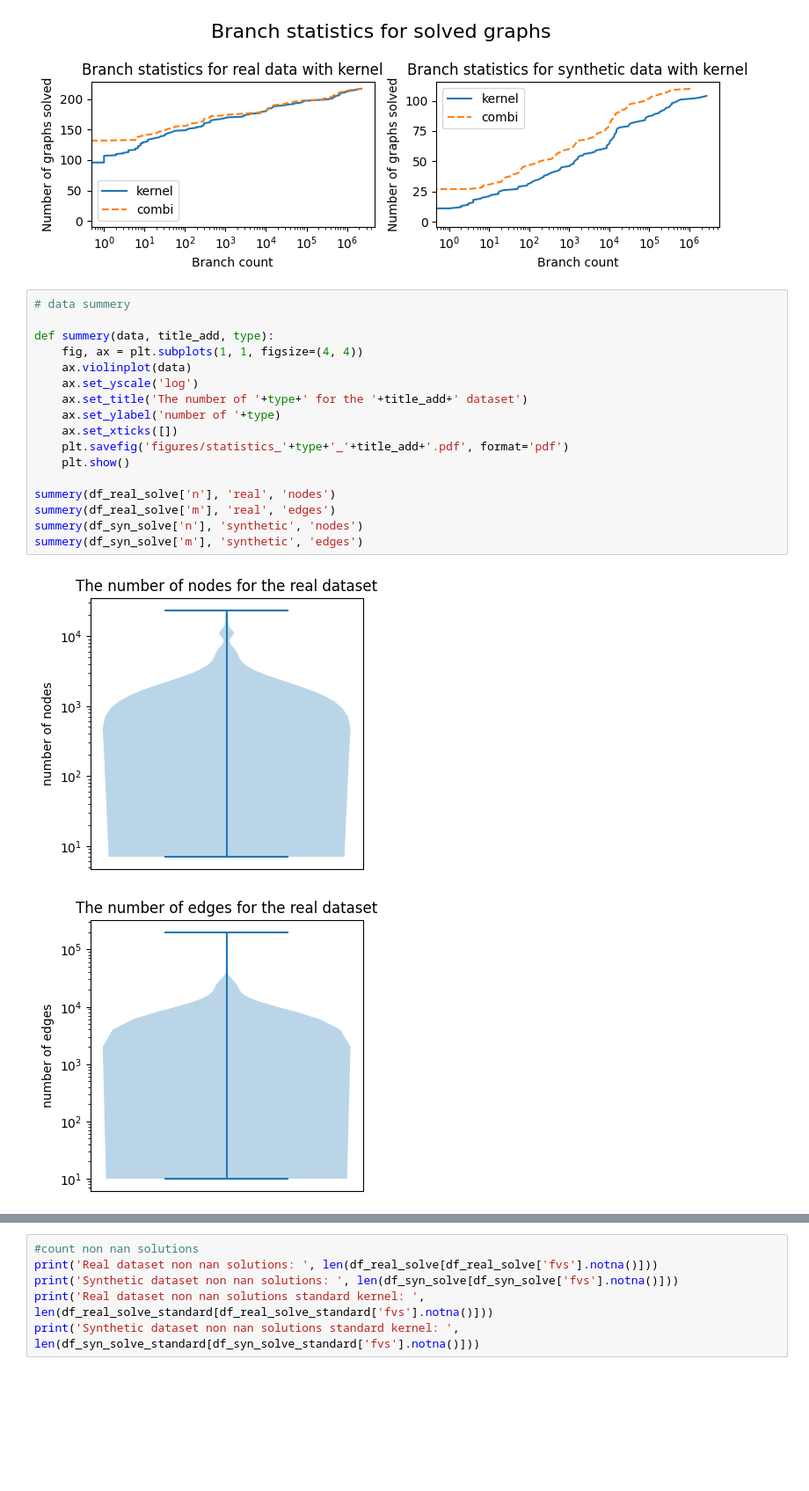
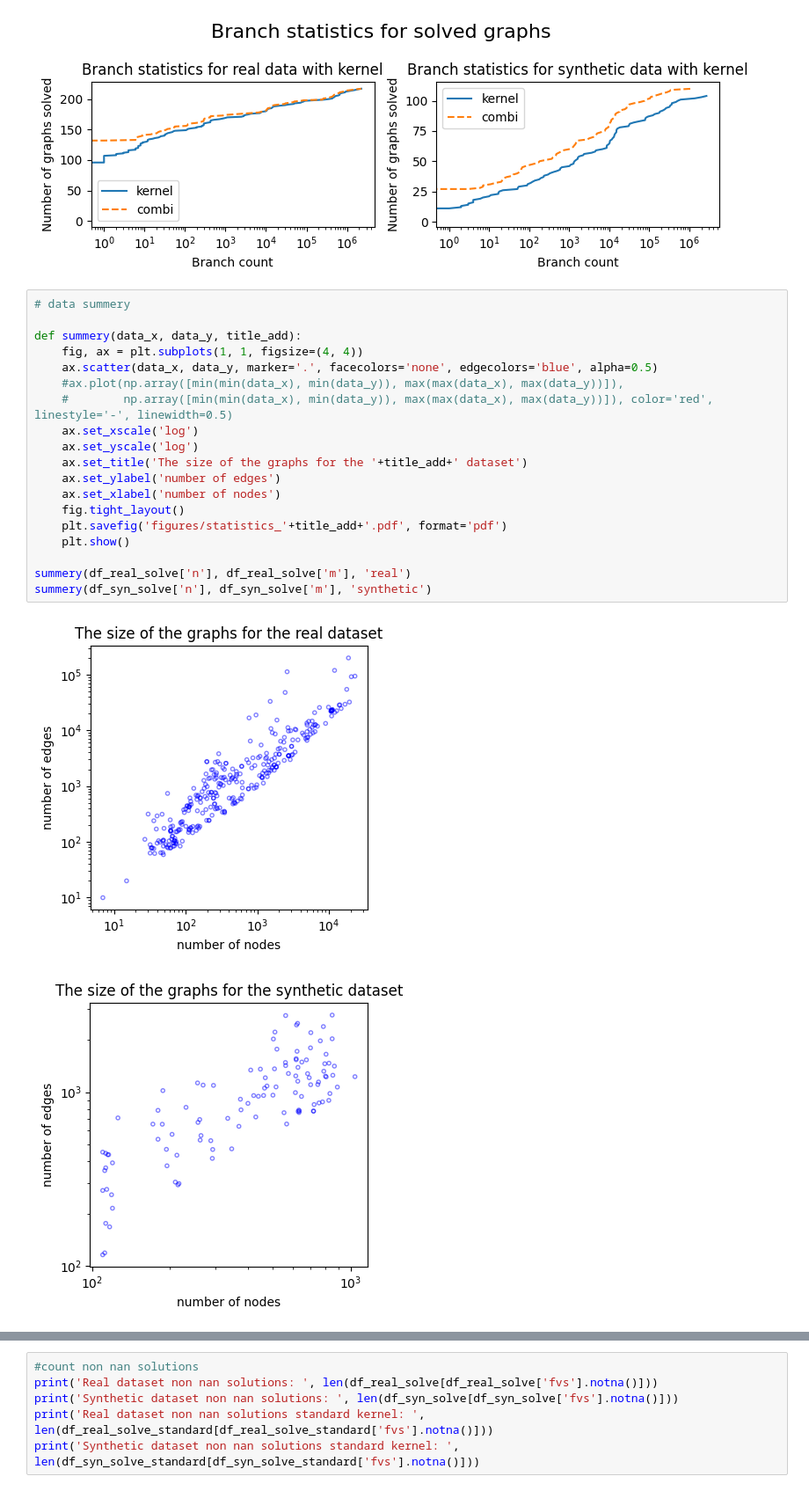
Before and after one commit to maarten17581/AntlerSolver, a Jupyter notebook: figures.ipynb, the cells around one changed output, grey strips where cells are left out. Shown at 88% size. Saved outputs shown, nothing was run; the diff lists cells and outputs as text; blank space fills up the shorter version.

```diff
--- a/figures.ipynb
+++ b/figures.ipynb
@@ -368,20 +368,22 @@ plt.show()
 # %%
 # data summery
 
-def summery(data, title_add, type):
+def summery(data_x, data_y, title_add):
     fig, ax = plt.subplots(1, 1, figsize=(4, 4))
-    ax.violinplot(data)
+    ax.scatter(data_x, data_y, marker='.', facecolors='none', edgecolors='blue', alpha=0.5)
+    #ax.plot(np.array([min(min(data_x), min(data_y)), max(max(data_x), max(data_y))]),
+    #        np.array([min(min(data_x), min(data_y)), max(max(data_x), max(data_y))]), color='red', linestyle='-', linewidth=0.5)
+    ax.set_xscale('log')
     ax.set_yscale('log')
-    ax.set_title('The number of '+type+' for the '+title_add+' dataset')
-    ax.set_ylabel('number of '+type)
-    ax.set_xticks([])
-    plt.savefig('figures/statistics_'+type+'_'+title_add+'.pdf', format='pdf')
+    ax.set_title('The size of the graphs for the '+title_add+' dataset')
+    ax.set_ylabel('number of edges')
+    ax.set_xlabel('number of nodes')
+    fig.tight_layout()
+    plt.savefig('figures/statistics_'+title_add+'.pdf', format='pdf')
     plt.show()
 
-summery(df_real_solve['n'], 'real', 'nodes')
-summery(df_real_solve['m'], 'real', 'edges')
-summery(df_syn_solve['n'], 'synthetic', 'nodes')
-summery(df_syn_solve['m'], 'synthetic', 'edges')
+summery(df_real_solve['n'], df_real_solve['m'], 'real')
+summery(df_syn_solve['n'], df_syn_solve['m'], 'synthetic')
 # %% [output]
-[figure, old version]
+[figure, new version]
-[figure, old version]
+[figure, new version]
```
Also changed, not shown: parts of 2 cells of this notebook, 9 other files.
